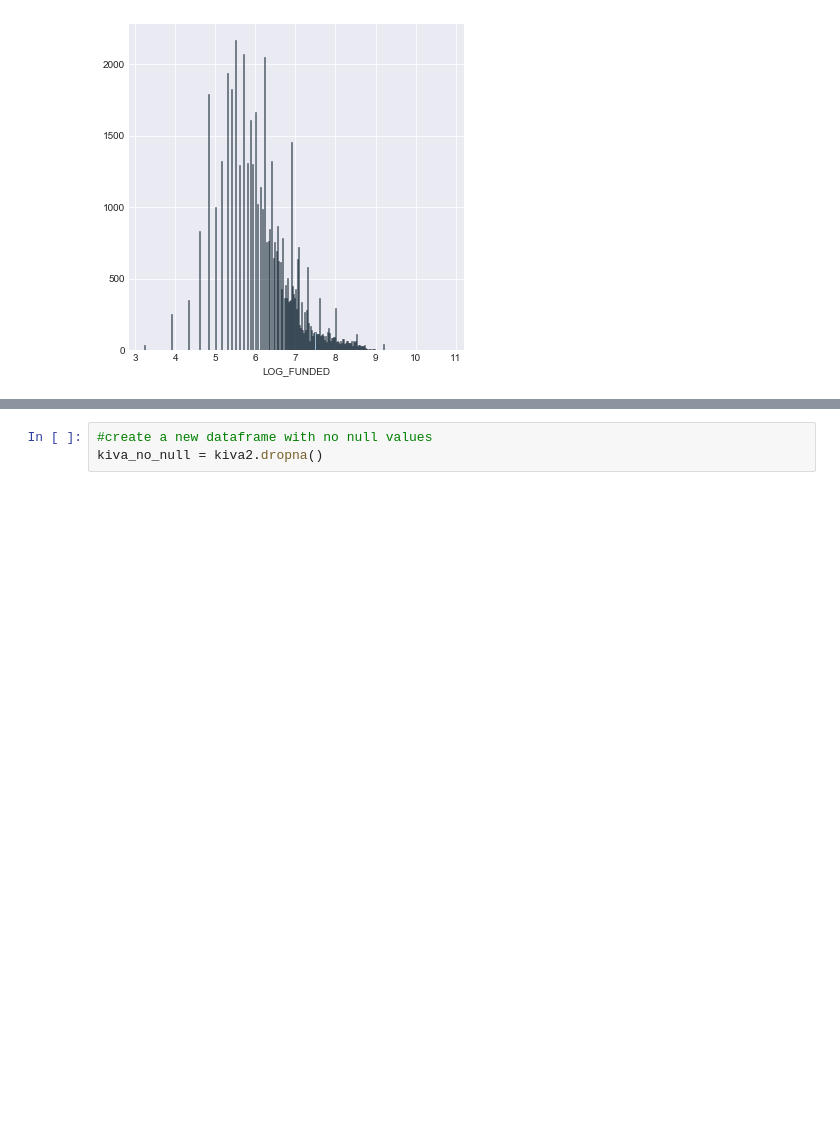
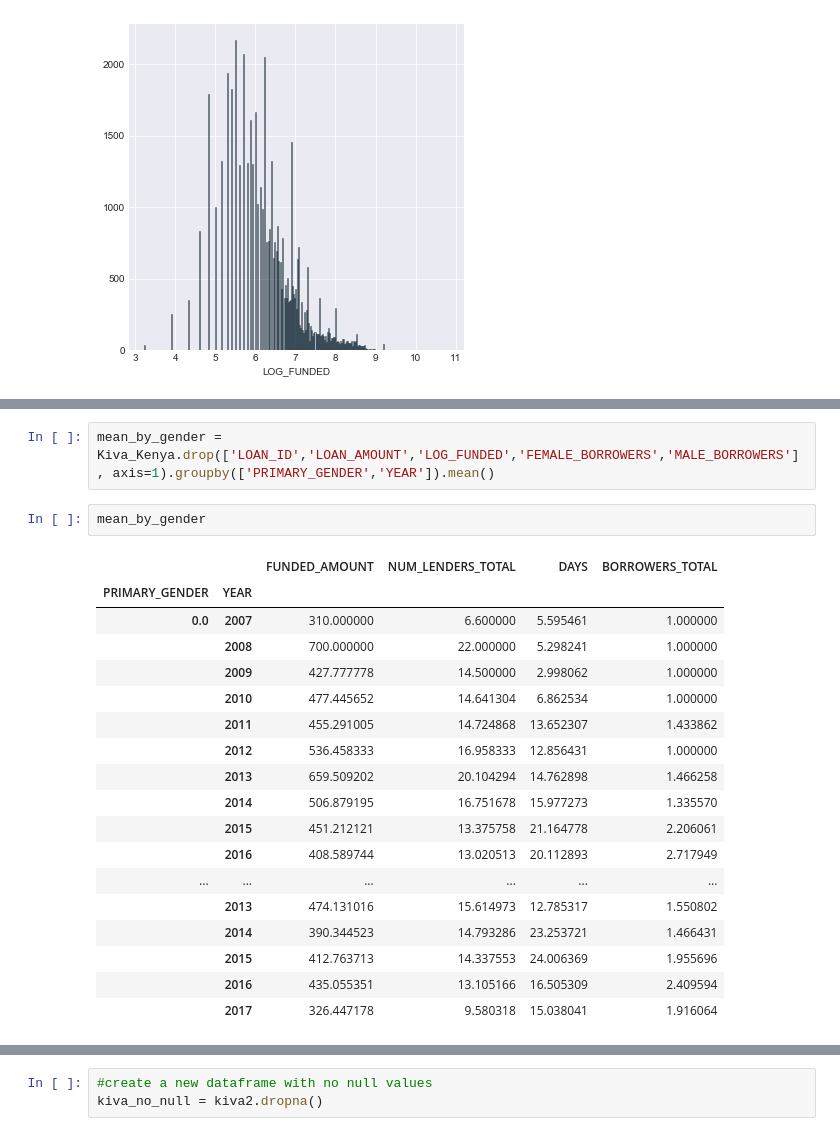
Before and after one commit to ttrumbly/Kiva_Microloans, a Jupyter notebook: Project_2_Kiva_Data.ipynb, the cells around one changed output, grey strips where cells are left out. Saved outputs shown, nothing was run; the diff lists cells and outputs as text; blank space fills up the shorter version.

```diff
--- a/Project_2_Kiva_Data.ipynb
+++ b/Project_2_Kiva_Data.ipynb
@@ -322,0 +383,23 @@ sns.distplot(kiva2['LOG_FUNDED'].dropna(), kde=False, bins = 300)
+# %%
+mean_by_gender = Kiva_Kenya.drop(['LOAN_ID','LOAN_AMOUNT','LOG_FUNDED','FEMALE_BORROWERS','MALE_BORROWERS'], axis=1).groupby(['PRIMARY_GENDER','YEAR']).mean()
+# %%
+mean_by_gender
+# %% [output]
+|  |  | FUNDED_AMOUNT | NUM_LENDERS_TOTAL | DAYS | BORROWERS_TOTAL |
+| PRIMARY_GENDER | YEAR |  |  |  |  |
+| 0.0 | 2007 | 310.000000 | 6.600000 | 5.595461 | 1.000000 |
+|  | 2008 | 700.000000 | 22.000000 | 5.298241 | 1.000000 |
+|  | 2009 | 427.777778 | 14.500000 | 2.998062 | 1.000000 |
+|  | 2010 | 477.445652 | 14.641304 | 6.862534 | 1.000000 |
+|  | 2011 | 455.291005 | 14.724868 | 13.652307 | 1.433862 |
+|  | 2012 | 536.458333 | 16.958333 | 12.856431 | 1.000000 |
+|  | 2013 | 659.509202 | 20.104294 | 14.762898 | 1.466258 |
+|  | 2014 | 506.879195 | 16.751678 | 15.977273 | 1.335570 |
+|  | 2015 | 451.212121 | 13.375758 | 21.164778 | 2.206061 |
+|  | 2016 | 408.589744 | 13.020513 | 20.112893 | 2.717949 |
+| ... | ... | ... | ... | ... | ... |
+|  | 2013 | 474.131016 | 15.614973 | 12.785317 | 1.550802 |
+|  | 2014 | 390.344523 | 14.793286 | 23.253721 | 1.466431 |
+|  | 2015 | 412.763713 | 14.337553 | 24.006369 | 1.955696 |
+|  | 2016 | 435.055351 | 13.105166 | 16.505309 | 2.409594 |
+|  | 2017 | 326.447178 | 9.580318 | 15.038041 | 1.916064 |
```
Also changed, not shown: parts of 19 cells of this notebook.
